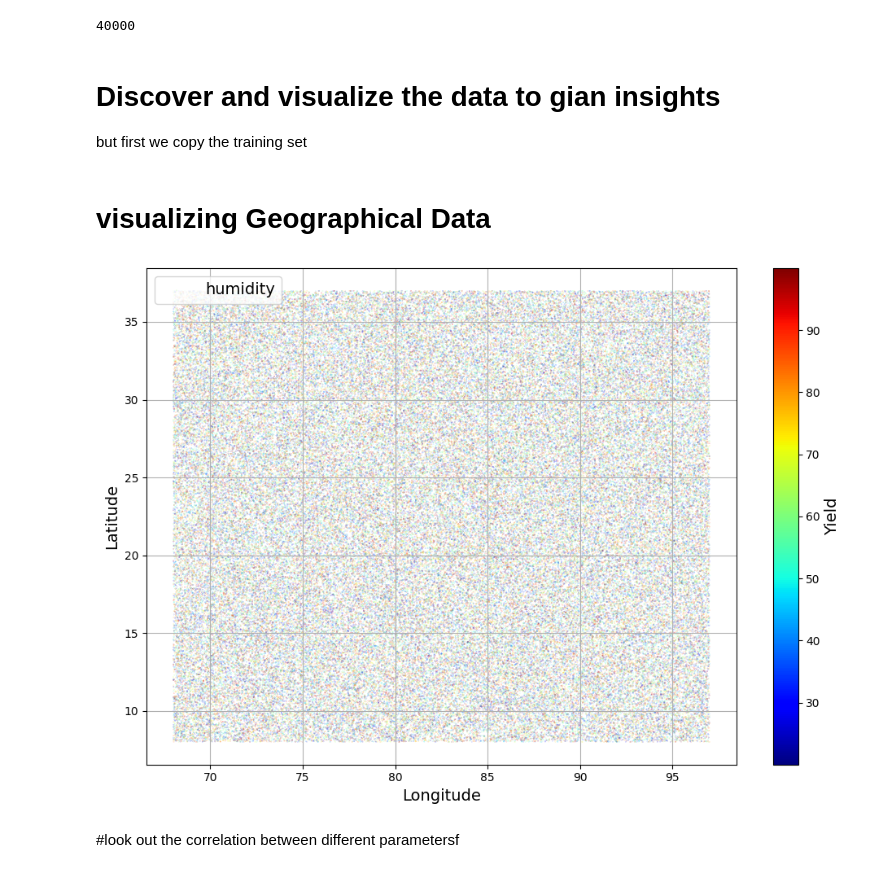
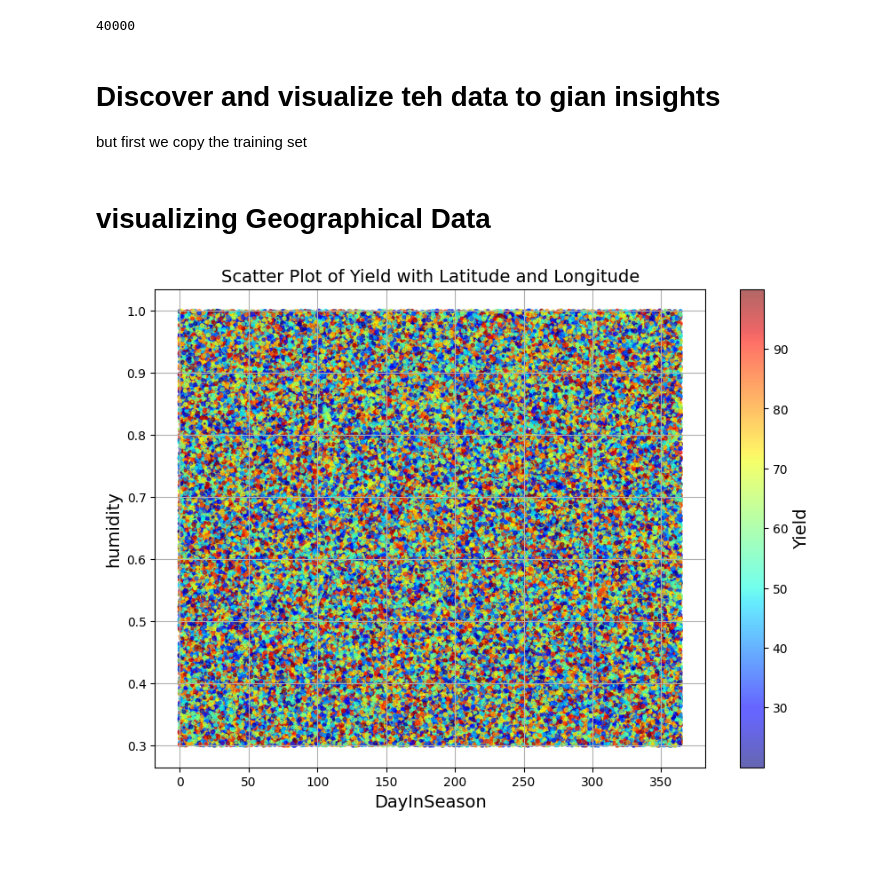
Before and after one commit to yonas8989/wheat_crop_production_ml, a Jupyter notebook: production_prediction.ipynb, the cells around one changed output. Saved outputs shown, nothing was run; the diff lists cells and outputs as text; code cells hidden in the pictures.

Commit message:
try to  see the correlation between the input data and out puts

```diff
--- a/production_prediction.ipynb
+++ b/production_prediction.ipynb
@@ -202,23 +202,33 @@ len(test_set)
 # %% [output]
 40000
 # %% [markdown]
-# Discover and visualize the data to gian insights
-
-
-
+# Discover and visualize teh data to gian insights
 but first we copy the training set
 # %%
 agriculture_data = train_set.copy()
 # %% [markdown]
 # visualizing Geographical Data
-# %%
-agriculture_data.plot(kind="scatter", x="Longitude", y="Latitude", grid=True,
-             s=agriculture_data["humidity"] / 100, label="humidity",
-             c="Yield", cmap="jet", colorbar=True,
-             legend=True, sharex=False, figsize=(10, 7))
-save_fig("agriculture_data_Yield_scatterplot")  # extra code
-plt.show()
-# %% [output]
-[figure, removed]
-# %% [markdown]
-#look out the correlation between different parametersf
+# %%
+import matplotlib.pyplot as plt
+
+# Scatter plot to visualize yield based on latitude and longitude
+plt.figure(figsize=(10, 7))
+scatter = plt.scatter(
+    x=agriculture_data["DayInSeason"],
+    y=agriculture_data["humidity"],
+    c=agriculture_data["Yield"],  # Color by yield
+    s=agriculture_data["NDVI"] * 10,  # Size of points proportional to NDVI
+    cmap="jet",  # Color map for yield
+    alpha=0.6,  # Transparency
+)
+plt.colorbar(scatter, label="Yield")  # Add color bar
+plt.grid(True)
+plt.xlabel("DayInSeason")
+plt.ylabel("humidity")
+plt.title("Scatter Plot of Yield with Latitude and Longitude")
+
+# Save the plot
+plt.savefig("yield_scatterplot.png", dpi=300)
+plt.show()
+# %% [output]
+[figure, added]
```
Also changed, not shown: parts of 10 cells of this notebook.
